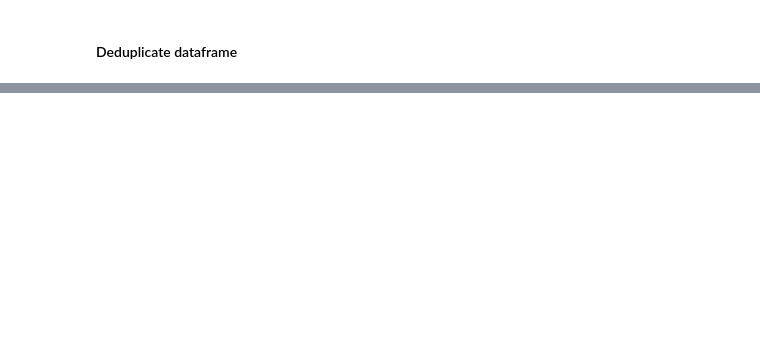
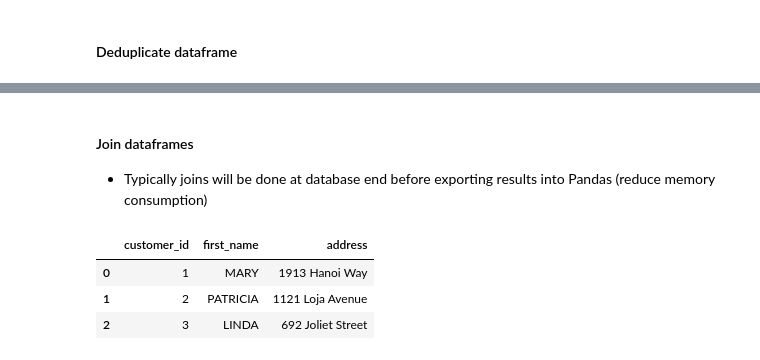
Before and after one commit to randy-chng/demo_pandas, a Jupyter notebook: demo.ipynb, the cells around one changed output, grey strips where cells are left out. Saved outputs shown, nothing was run; the diff lists cells and outputs as text; code cells hidden in the pictures; blank space fills up the shorter version.

```diff
--- a/demo.ipynb
+++ b/demo.ipynb
@@ -460,0 +476,14 @@ df.shape
+# %% [markdown]
+#### Join dataframes
+- Typically joins will be done at database end before exporting results into Pandas (reduce memory consumption)
+# %%
+customer_df.merge(
+    address_df,
+    on='address_id',
+    how='inner'
+)[['customer_id', 'first_name', 'address']].head(3)
+# %% [output]
+|  | customer_id | first_name | address |
+| 0 | 1 | MARY | 1913 Hanoi Way |
+| 1 | 2 | PATRICIA | 1121 Loja Avenue |
+| 2 | 3 | LINDA | 692 Joliet Street |
```
Also changed, not shown: parts of 17 cells of this notebook, 1 other file.
